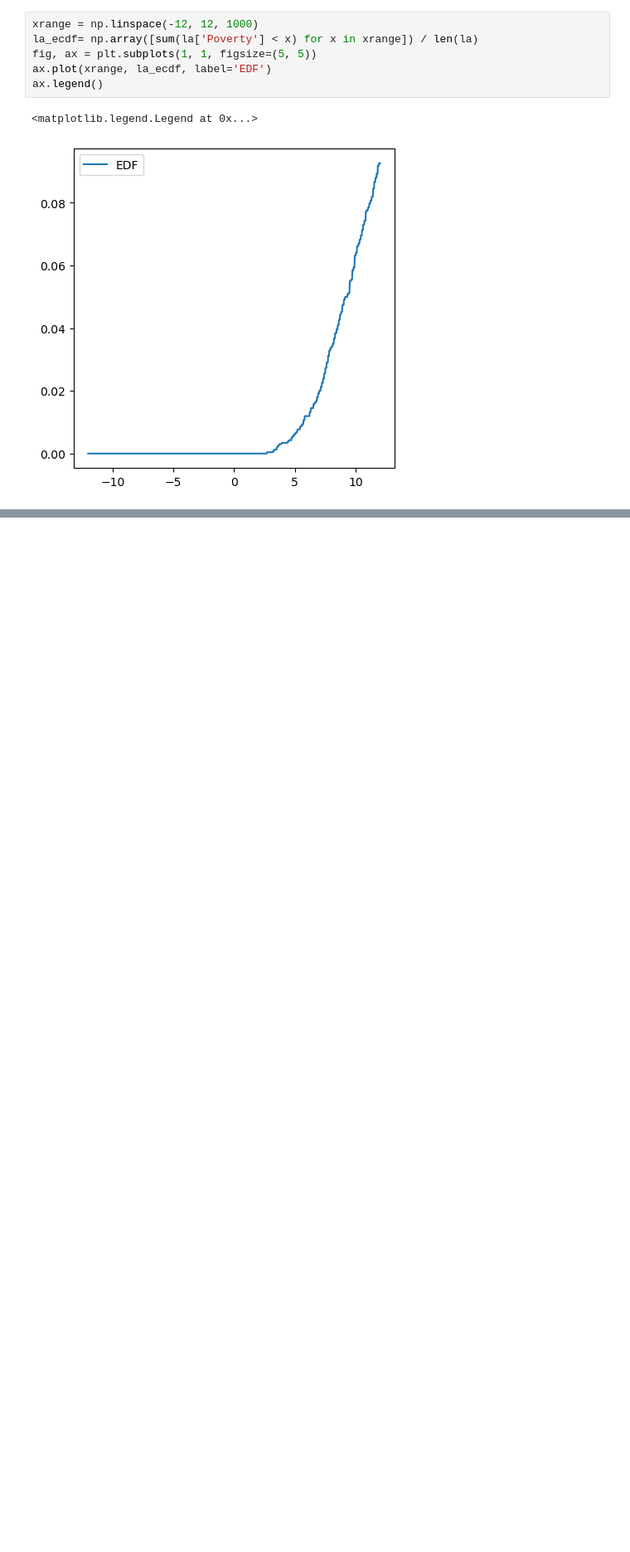
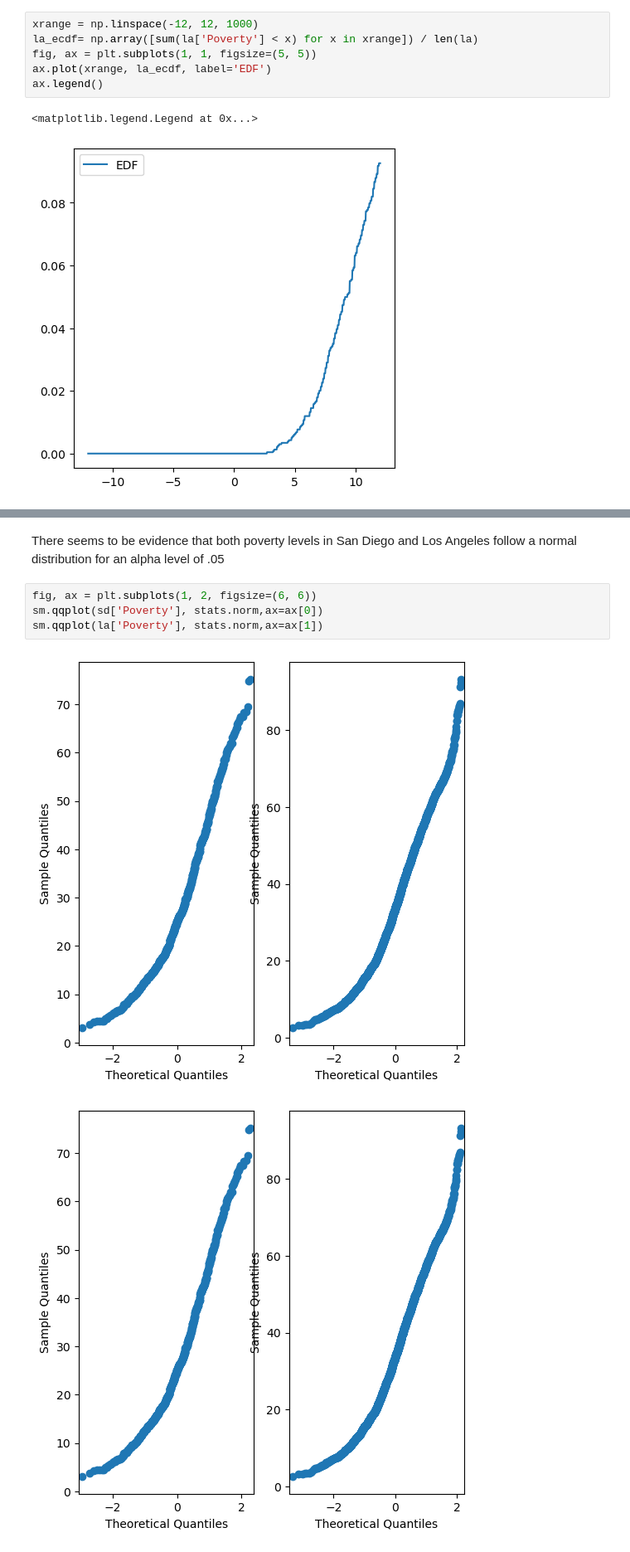
Before and after one commit to valenciaaalberto/Math189Project, a Jupyter notebook: Data/project.ipynb, the cells around one changed output, grey strips where cells are left out. Shown: that part at 83% size. Cells and saved outputs as stored; diff of their text form; blank space fills up the shorter version.

Commit message:
Need to fix qq plots; added shapiro wilk test

```diff
--- a/Data/project.ipynb
+++ b/Data/project.ipynb
@@ -251,0 +282,9 @@ ax.legend()
+# %% [markdown]
+There seems to be evidence that both poverty levels in San Diego and Los Angeles follow a normal distribution for an alpha level of .05
+# %%
+fig, ax = plt.subplots(1, 2, figsize=(6, 6))
+sm.qqplot(sd['Poverty'], stats.norm,ax=ax[0])
+sm.qqplot(la['Poverty'], stats.norm,ax=ax[1])
+# %% [output]
+[figure, added]
+[figure, added]
```
Also changed, not shown: parts of 7 cells of this notebook.
